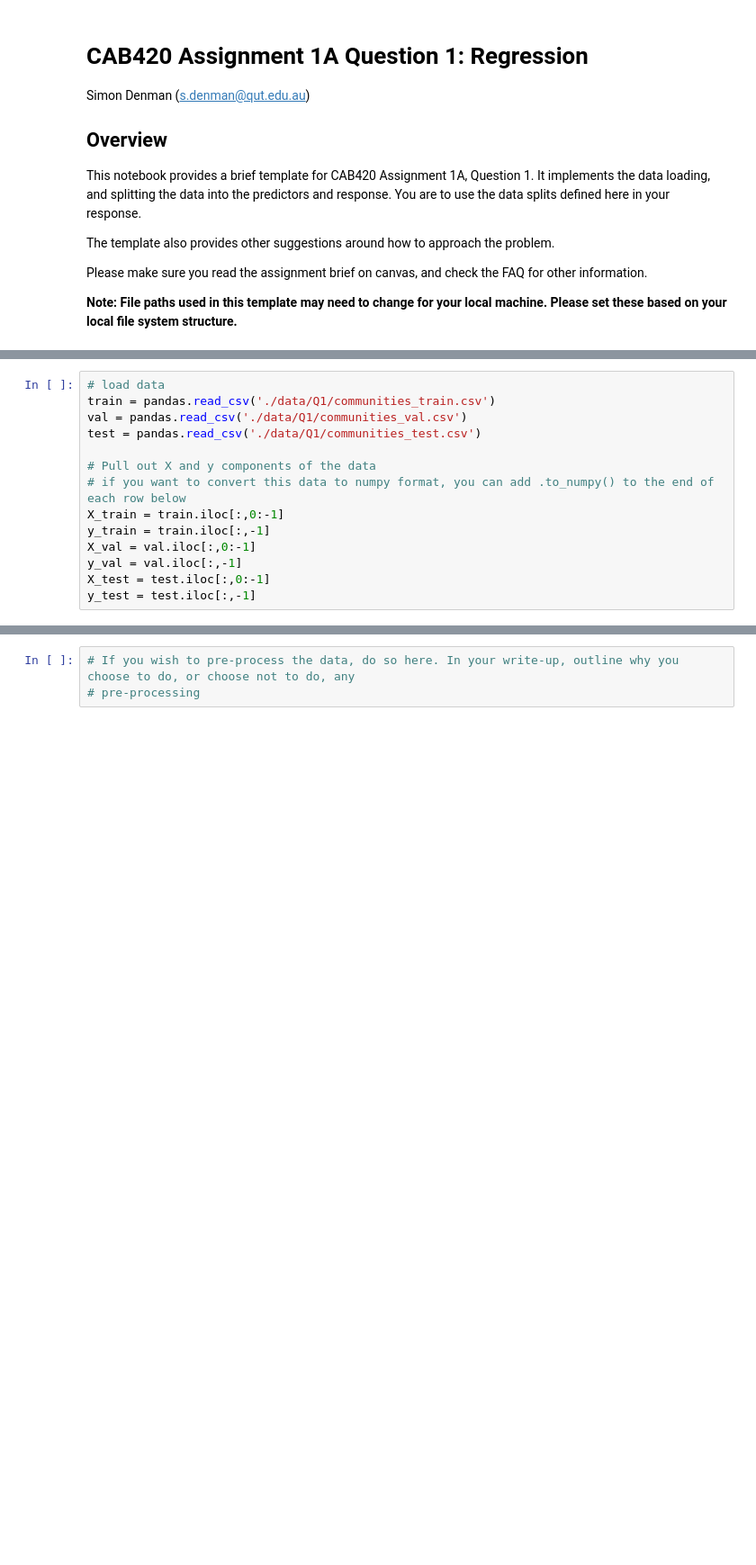
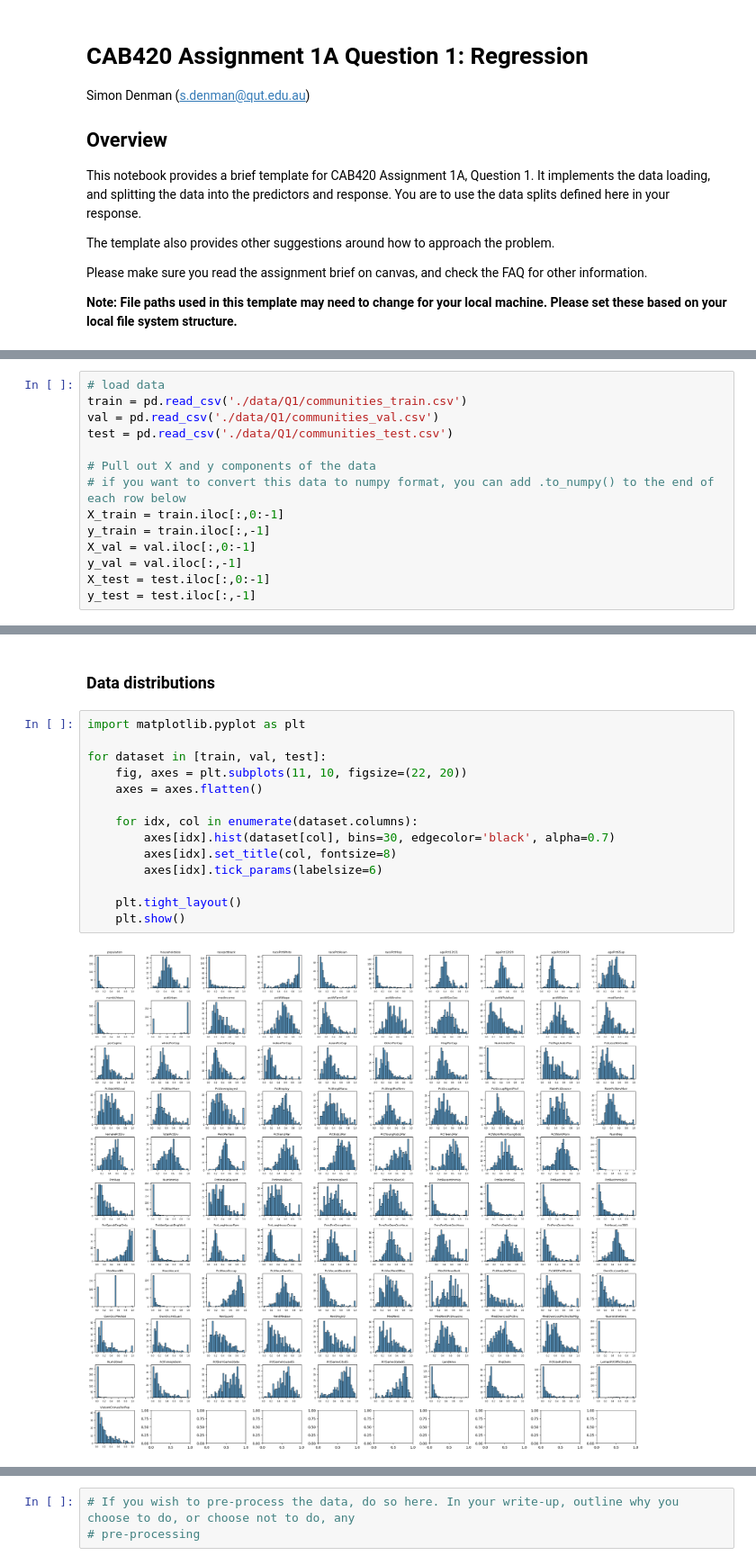
Before and after one commit to ostew5/cab420-introductory_problem_solving_tasks, a Jupyter notebook: 1. Regression.ipynb, the cells around one changed output, grey strips where cells are left out. Shown at 90% size. Drawn from its saved outputs; the diff is of its cells as text; blank space fills up the shorter version.

Commit message:
Finalised preliminary Exploratory Data Analysis

```diff
--- a/1. Regression.ipynb
+++ b/1. Regression.ipynb
@@ -17,8 +39,8 @@ import numpy
 # %%
 # load data
-train = pandas.read_csv('./data/Q1/communities_train.csv')
-val = pandas.read_csv('./data/Q1/communities_val.csv')
-test = pandas.read_csv('./data/Q1/communities_test.csv')
+train = pd.read_csv('./data/Q1/communities_train.csv')
+val = pd.read_csv('./data/Q1/communities_val.csv')
+test = pd.read_csv('./data/Q1/communities_test.csv')
 
 # Pull out X and y components of the data
 # if you want to convert this data to numpy format, you can add .to_numpy() to the end of each row below
@@ -30,0 +134,18 @@ y_test = test.iloc[:,-1]
+# %% [markdown]
+### Data distributions
+# %%
+import matplotlib.pyplot as plt
+
+for dataset in [train, val, test]:
+    fig, axes = plt.subplots(11, 10, figsize=(22, 20))
+    axes = axes.flatten()
+
+    for idx, col in enumerate(dataset.columns):
+        axes[idx].hist(dataset[col], bins=30, edgecolor='black', alpha=0.7)
+        axes[idx].set_title(col, fontsize=8)
+        axes[idx].tick_params(labelsize=6)
+
+    plt.tight_layout()
+    plt.show()
+# %% [output]
+[figure, added]
```
Also changed, not shown: parts of 14 cells of this notebook.
